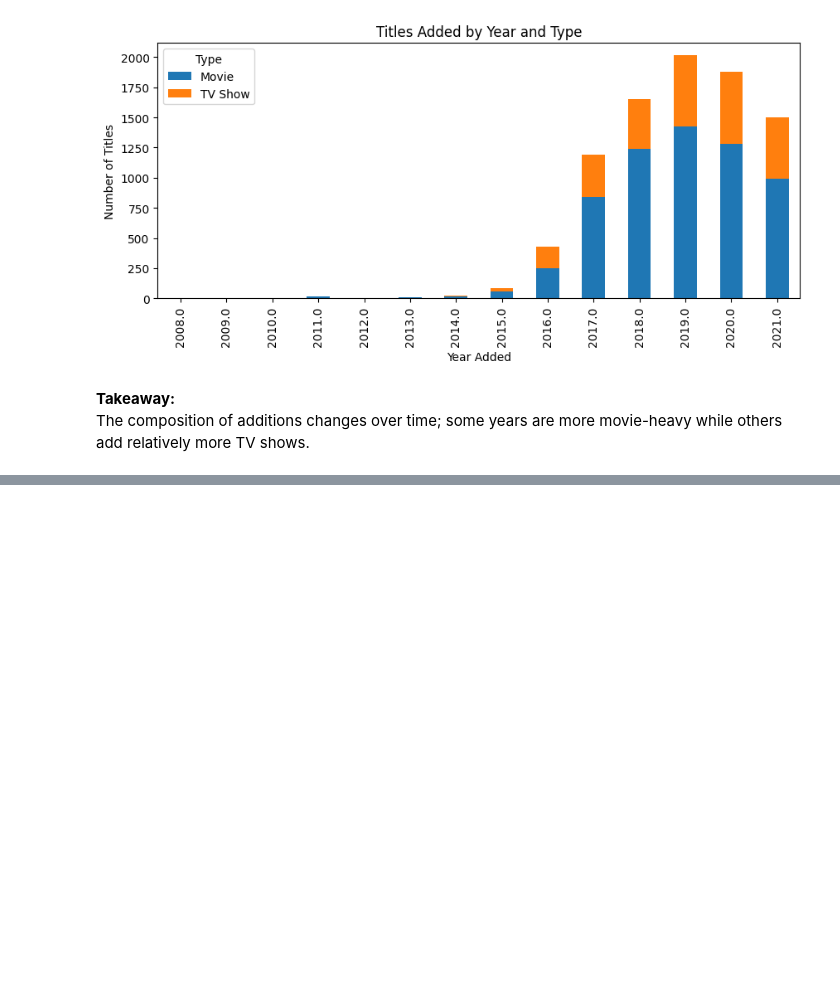
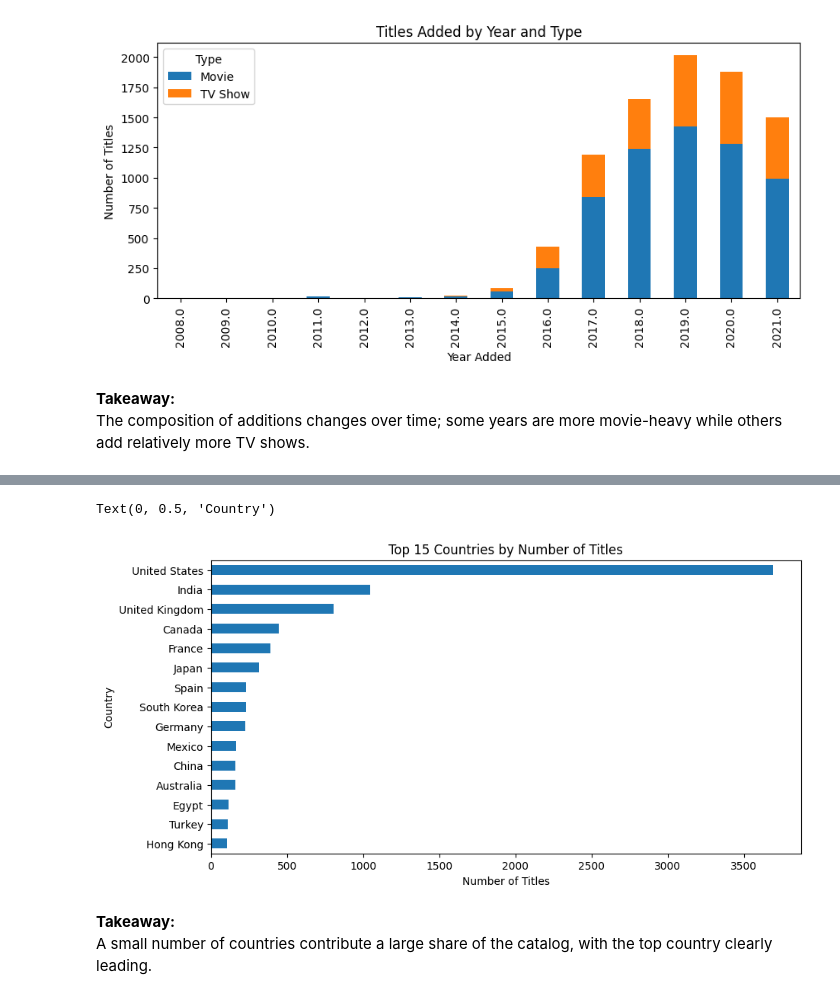
Before and after one commit to mohamadhaidar12482-ship-it/pandas-eda-case-study, a Jupyter notebook: notebooks/01_eda_netflix.ipynb, the cells around one changed output, grey strips where cells are left out. Cells and saved outputs as stored; diff of their text form; code cells hidden in the pictures; blank space fills up the shorter version.

Commit message:
Add insight: top countries by titles

```diff
--- a/notebooks/01_eda_netflix.ipynb
+++ b/notebooks/01_eda_netflix.ipynb
@@ -306,3 +306,17 @@ ax.legend(title="Type")
 # %% [markdown]
 **Takeaway:**
 The composition of additions changes over time; some years are more movie-heavy while others add relatively more TV shows.
+# %%
+country_counts = (
+    df["country"]
+      .dropna()
+      .astype("string")
+      .str.split(",")
+      .explode()
+      .str.strip()
+      .value_counts()
+      .head(15)
+      .to_frame("titles")
+)
+
+country_counts
@@ -308,0 +341,11 @@ The composition of additions changes over time; some years are more movie-heavy
+# %%
+ax = country_counts.sort_values("titles").plot(kind="barh", figsize=(10, 5), legend=False)
+ax.set_title("Top 15 Countries by Number of Titles")
+ax.set_xlabel("Number of Titles")
+ax.set_ylabel("Country")
+# %% [output]
+Text(0, 0.5, 'Country')
+[figure, added]
+# %% [markdown]
+**Takeaway:**
+A small number of countries contribute a large share of the catalog, with the top country clearly leading.
```
Also changed, not shown: parts of 1 cell of this notebook.
